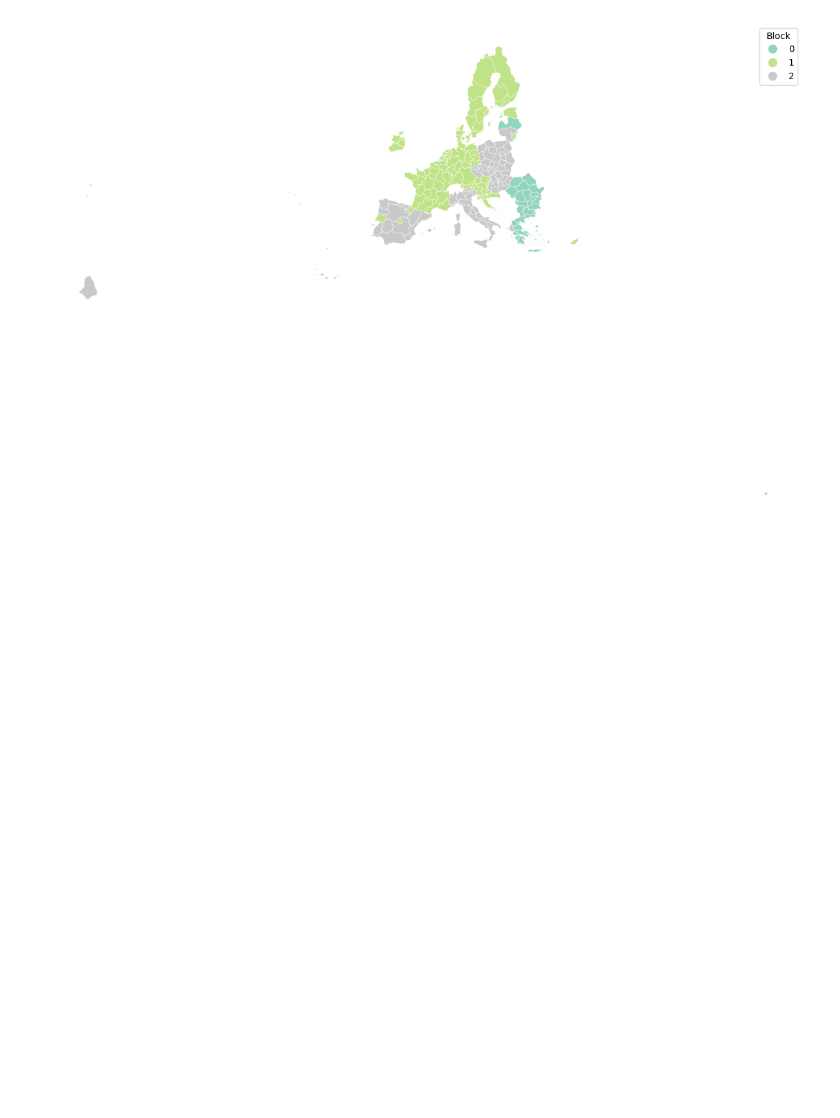
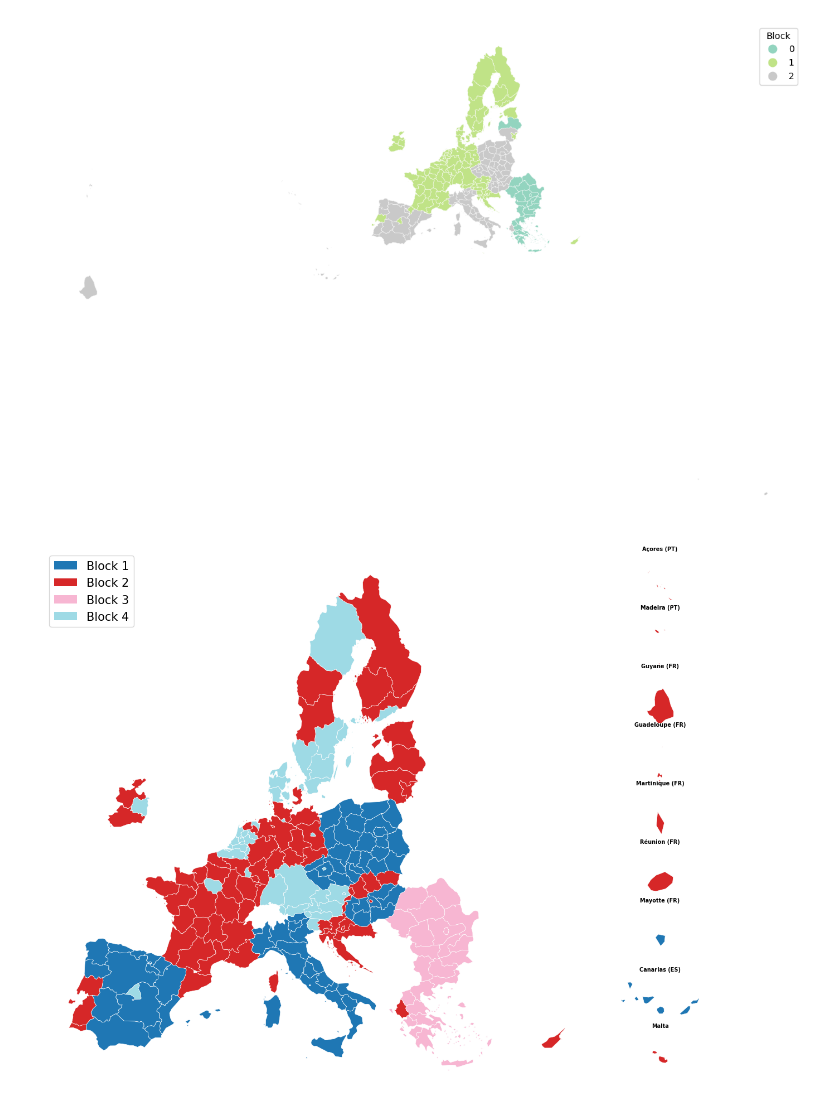
Before and after one commit to DCangemi/SBM-with-mixed-attributes, a Jupyter notebook: EU regions/Eu_regions.ipynb, the cells around one changed output. Drawn from its saved outputs; the diff is of its cells as text; code cells hidden in the pictures; blank space fills up the shorter version.

```diff
--- a/EU regions/Eu_regions.ipynb
+++ b/EU regions/Eu_regions.ipynb
@@ -222,3 +311,24 @@ plt.show()
+# %%
+with open('Rs_results_EUregions.pkl', 'rb') as f:
+    Rs_k4 = pickle.load(f)
+
+partition_k4 = np.argmax(Rs_k4[4]['r'], axis=1)
+dtemp_k4 = df.copy()
+dtemp_k4['cluster'] = partition_k4 + 1
+gtemp_k4 = gdf.merge(dtemp_k4[['region_code', 'cluster']], left_on='NUTS_ID', right_on='region_code')
+
+plot_eu_with_insets(gtemp_k4, column='cluster', cmap='tab20')
+
+# # ── K=3, with unemployment ─────────────────────────────────────────────────────
+# with open('Rs_results_EUregions+unemployment.pkl', 'rb') as f:
+#     Rs_k3 = pickle.load(f)
+
+# partition_k3 = np.argmax(Rs_k3[3]['r'], axis=1)
+# dtemp_k3 = df.copy()
+# dtemp_k3['cluster'] = partition_k3
+# gtemp_k3 = gdf.merge(dtemp_k3[['region_code', 'cluster']], left_on='NUTS_ID', right_on='region_code')
+
+# plot_eu_with_insets(gtemp_k3, column='cluster', cmap='Set2', title='SBM — K=3 (+ unemployment)')
 # %%
 fig, ax = plt.subplots(figsize=(12, 12))
 gtemp.plot(ax=ax, column='cluster', categorical=True,
@@ -409,3 +519,29 @@ plt.show()
 # plt.show()
 # %% [output]
 [figure]
+# %%
+import pickle
+
+# ── K=4, no unemployment ───────────────────────────────────────────────────────
+with open('Rs_results_EUregions.pkl', 'rb') as f:
+    Rs_k4 = pickle.load(f)
+
+partition_k4 = np.argmax(Rs_k4[4]['r'], axis=1)
+dtemp_k4 = df.copy()
+dtemp_k4['cluster'] = partition_k4 + 1
+gtemp_k4 = gdf.merge(dtemp_k4[['region_code', 'cluster']], left_on='NUTS_ID', right_on='region_code')
+
+plot_eu_with_insets(gtemp_k4, column='cluster', cmap='tab20')
+
+# # ── K=3, with unemployment ─────────────────────────────────────────────────────
+# with open('Rs_results_EUregions+unemployment.pkl', 'rb') as f:
+#     Rs_k3 = pickle.load(f)
+
+# partition_k3 = np.argmax(Rs_k3[3]['r'], axis=1)
+# dtemp_k3 = df.copy()
+# dtemp_k3['cluster'] = partition_k3
+# gtemp_k3 = gdf.merge(dtemp_k3[['region_code', 'cluster']], left_on='NUTS_ID', right_on='region_code')
+
+# plot_eu_with_insets(gtemp_k3, column='cluster', cmap='Set2', title='SBM — K=3 (+ unemployment)')
+# %% [output]
+[figure, added]
```
Also changed, not shown: parts of 2 cells of this notebook, 8 other files.
